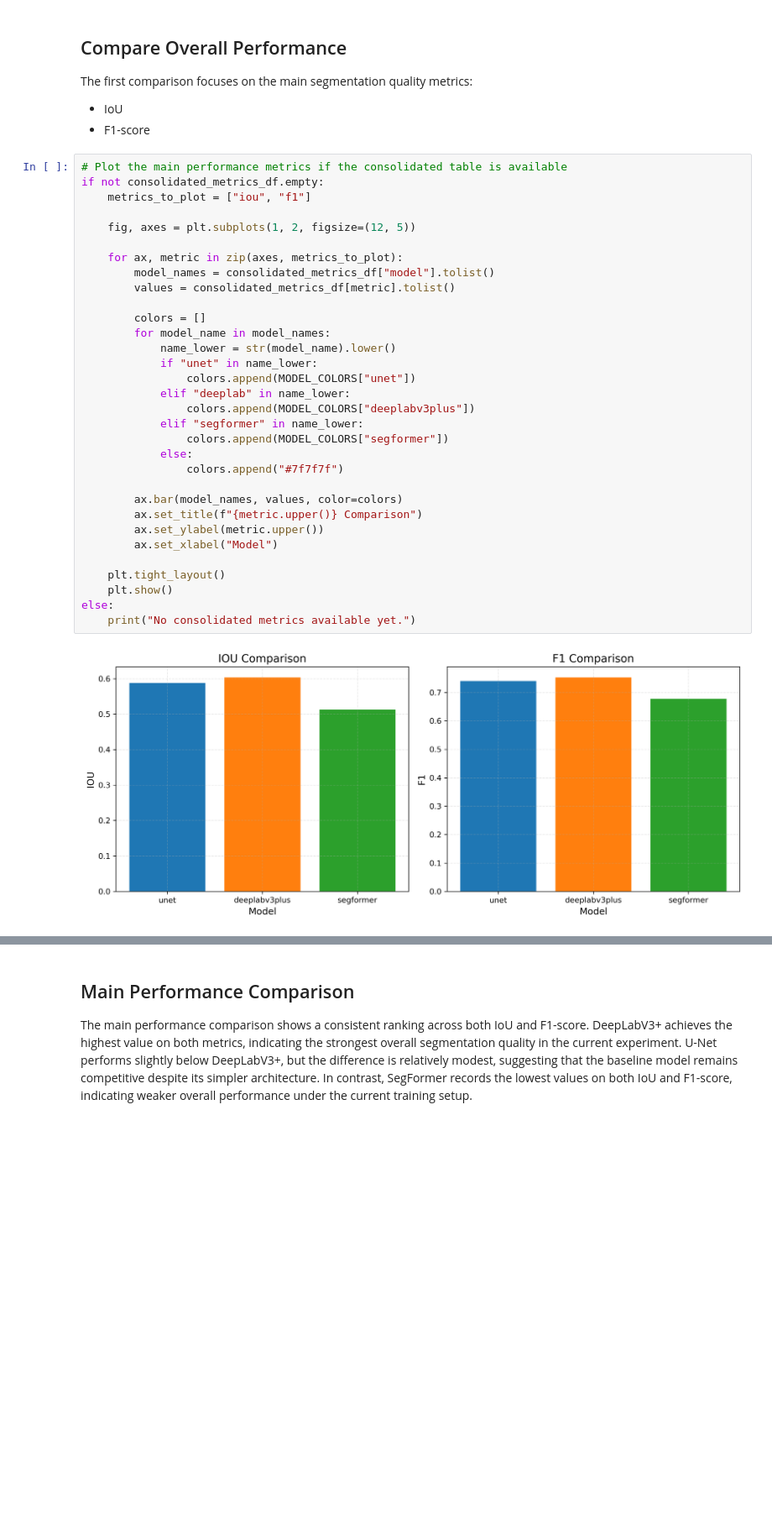
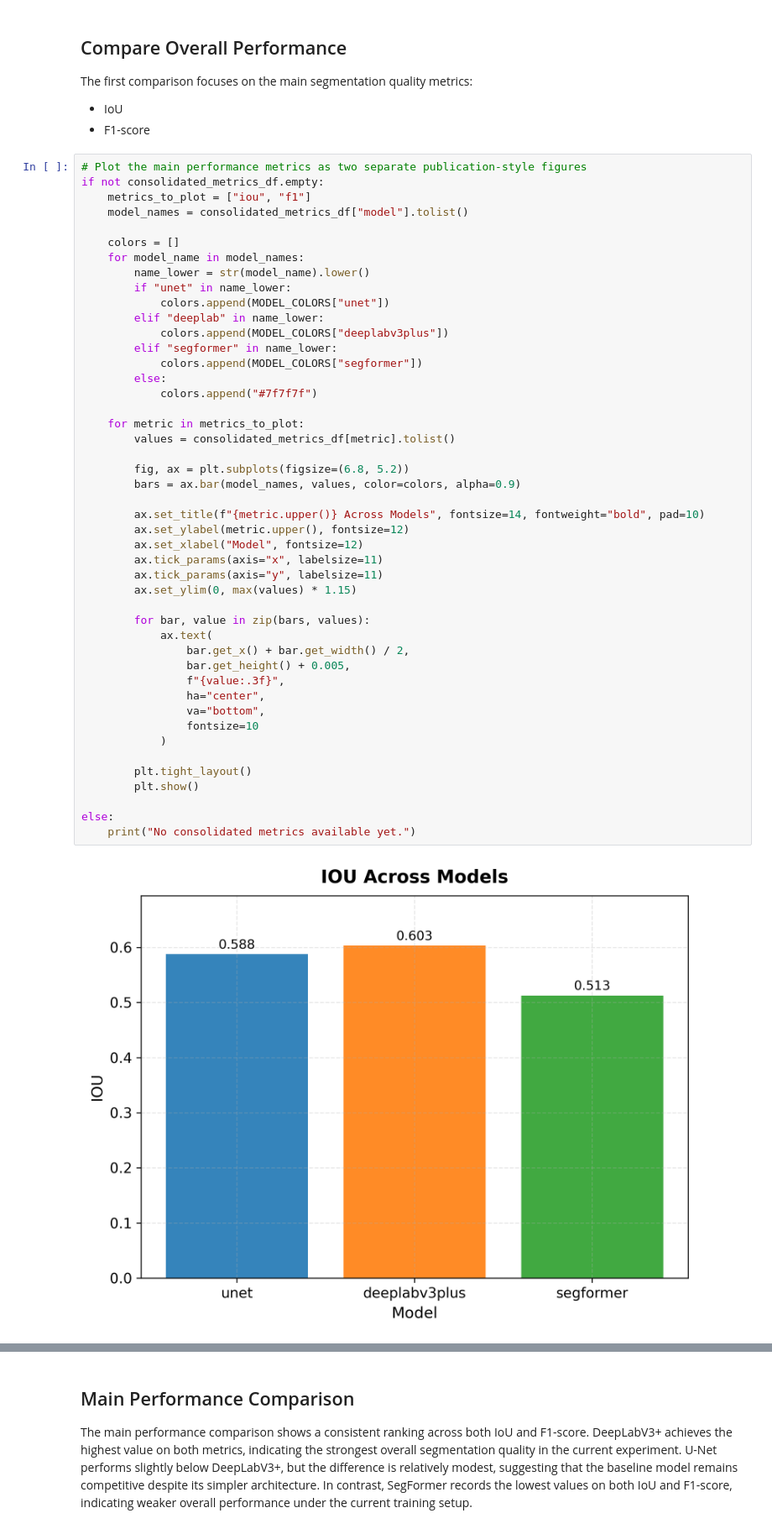
Before and after one commit to yg452-cloud/DSAN6600-final-project, a Jupyter notebook: notebooks/04_comparison.ipynb, the cells around one changed output, grey strips where cells are left out. Shown at 84% size. Cells and saved outputs as stored; diff of their text form; blank space fills up the shorter version.

Commit message:
change the format of the figures

```diff
--- a/notebooks/04_comparison.ipynb
+++ b/notebooks/04_comparison.ipynb
@@ -206,36 +206,50 @@ The first comparison focuses on the main segmentation quality metrics:
 - IoU
 - F1-score
 # %%
-# Plot the main performance metrics if the consolidated table is available
+# Plot the main performance metrics as two separate publication-style figures
 if not consolidated_metrics_df.empty:
     metrics_to_plot = ["iou", "f1"]
+    model_names = consolidated_metrics_df["model"].tolist()
 
-    fig, axes = plt.subplots(1, 2, figsize=(12, 5))
+    colors = []
+    for model_name in model_names:
+        name_lower = str(model_name).lower()
+        if "unet" in name_lower:
+            colors.append(MODEL_COLORS["unet"])
+        elif "deeplab" in name_lower:
+            colors.append(MODEL_COLORS["deeplabv3plus"])
+        elif "segformer" in name_lower:
+            colors.append(MODEL_COLORS["segformer"])
+        else:
+            colors.append("#7f7f7f")
 
-    for ax, metric in zip(axes, metrics_to_plot):
-        model_names = consolidated_metrics_df["model"].tolist()
+    for metric in metrics_to_plot:
         values = consolidated_metrics_df[metric].tolist()
 
-        colors = []
-        for model_name in model_names:
-            name_lower = str(model_name).lower()
-            if "unet" in name_lower:
-                colors.append(MODEL_COLORS["unet"])
-            elif "deeplab" in name_lower:
-                colors.append(MODEL_COLORS["deeplabv3plus"])
-            elif "segformer" in name_lower:
-                colors.append(MODEL_COLORS["segformer"])
-            else:
-                colors.append("#7f7f7f")
+        fig, ax = plt.subplots(figsize=(6.8, 5.2))
+        bars = ax.bar(model_names, values, color=colors, alpha=0.9)
 
-        ax.bar(model_names, values, color=colors)
-        ax.set_title(f"{metric.upper()} Comparison")
-        ax.set_ylabel(metric.upper())
-        ax.set_xlabel("Model")
+        ax.set_title(f"{metric.upper()} Across Models", fontsize=14, fontweight="bold", pad=10)
+        ax.set_ylabel(metric.upper(), fontsize=12)
+        ax.set_xlabel("Model", fontsize=12)
+        ax.tick_params(axis="x", labelsize=11)
+        ax.tick_params(axis="y", labelsize=11)
+        ax.set_ylim(0, max(values) * 1.15)
 
-    plt.tight_layout()
-    plt.show()
+        for bar, value in zip(bars, values):
+            ax.text(
+                bar.get_x() + bar.get_width() / 2,
+                bar.get_height() + 0.005,
+                f"{value:.3f}",
+                ha="center",
+                va="bottom",
+                fontsize=10
+            )
+
+        plt.tight_layout()
+        plt.show()
+
 else:
     print("No consolidated metrics available yet.")
 # %% [output]
-[figure, old version]
+[figure, new version]
```
Also changed, not shown: parts of 2 cells of this notebook.
